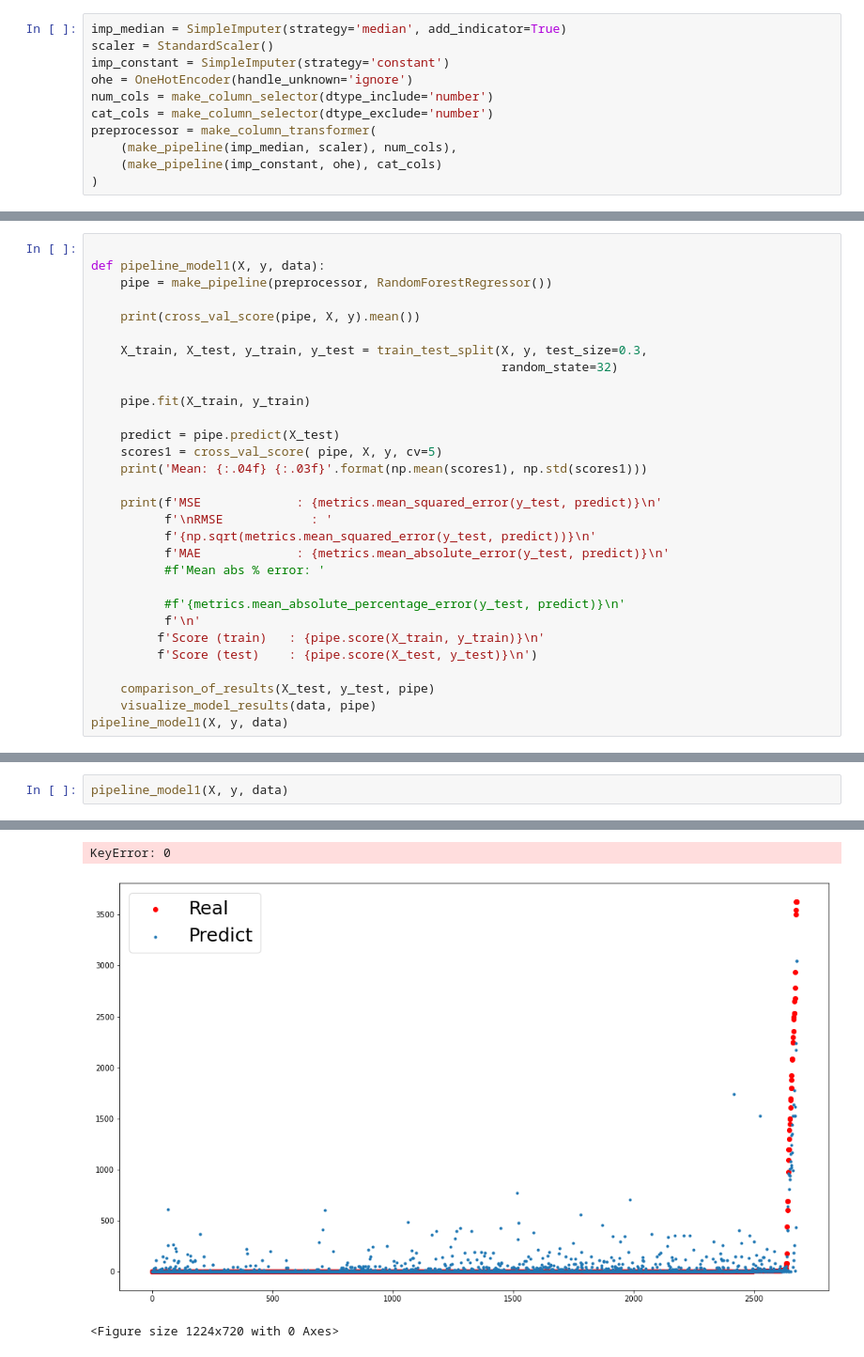
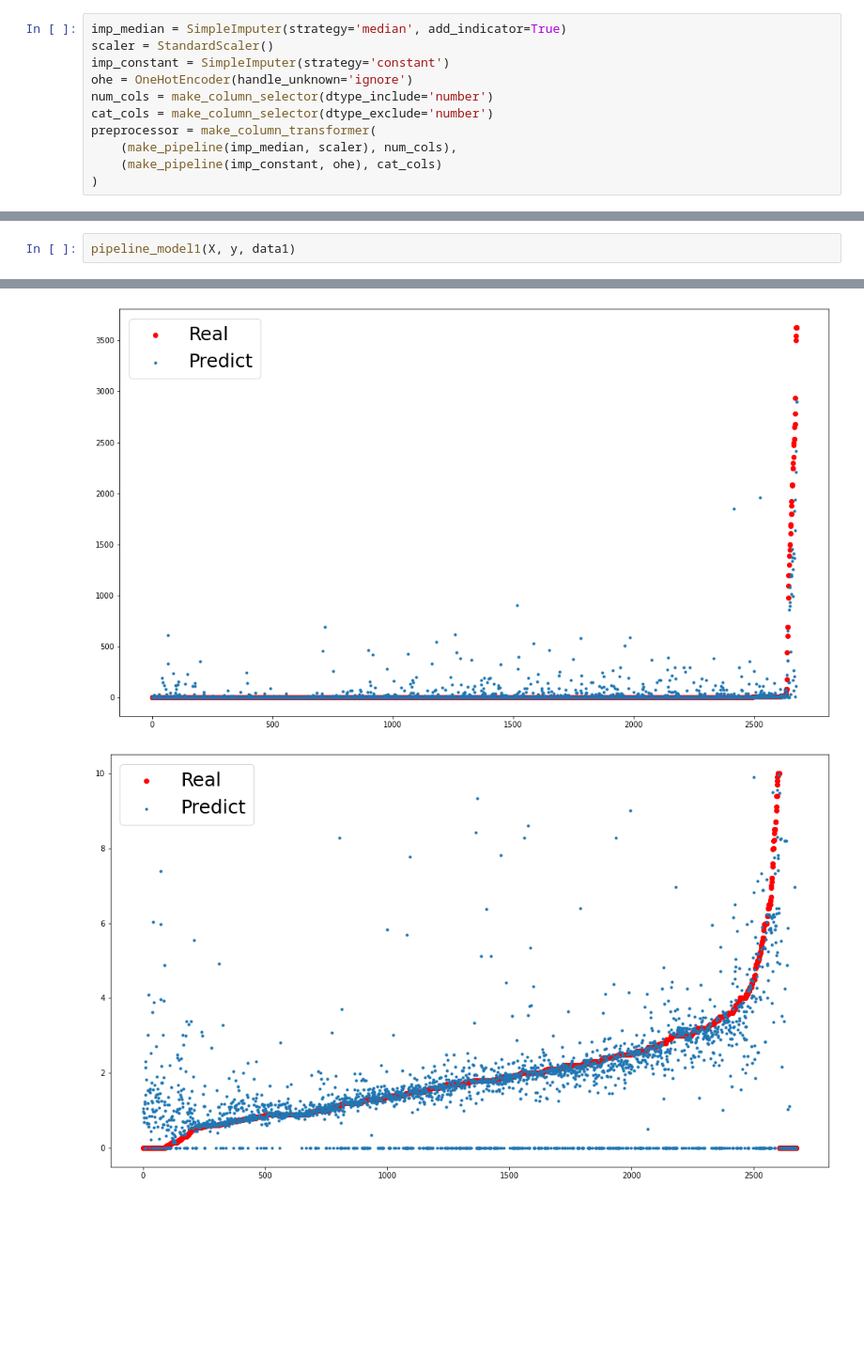
Before and after one commit to lythanhhai/Crawl_Real_Estate, a Jupyter notebook: EDA copy 2.ipynb, the cells around one changed output, grey strips where cells are left out. Shown at 94% size. Saved outputs shown, nothing was run; the diff lists cells and outputs as text; blank space fills up the shorter version.

```diff
--- a/EDA copy 2.ipynb
+++ b/EDA copy 2.ipynb
@@ -458,31 +442 @@ def visualize_model_results1(data, model):
     plt.legend(loc=2, prop={'size': 25})
-# %%
-
-def pipeline_model1(X, y, data):
-    pipe = make_pipeline(preprocessor, RandomForestRegressor())
-
-    print(cross_val_score(pipe, X, y).mean())
-
-    X_train, X_test, y_train, y_test = train_test_split(X, y, test_size=0.3,
-                                                        random_state=32)
-
-    pipe.fit(X_train, y_train)
-
-    predict = pipe.predict(X_test)
-    scores1 = cross_val_score( pipe, X, y, cv=5)
-    print('Mean: {:.04f} {:.03f}'.format(np.mean(scores1), np.std(scores1)))
-
-    print(f'MSE             : {metrics.mean_squared_error(y_test, predict)}\n'
-          f'\nRMSE            : '
-          f'{np.sqrt(metrics.mean_squared_error(y_test, predict))}\n'
-          f'MAE             : {metrics.mean_absolute_error(y_test, predict)}\n'
-          #f'Mean abs % error: '
-
-          #f'{metrics.mean_absolute_percentage_error(y_test, predict)}\n'
-          f'\n'
-         f'Score (train)   : {pipe.score(X_train, y_train)}\n'
-         f'Score (test)    : {pipe.score(X_test, y_test)}\n')
-
-    comparison_of_results(X_test, y_test, pipe)
-    visualize_model_results(data, pipe)
-pipeline_model1(X, y, data)
@@ -557,3 +443,3 @@ KeyError: 0
 # %%
-pipeline_model1(X, y, data)
+pipeline_model1(X, y, data1)
 # %% [output]
@@ -577,6 +451,5 @@ Predicted Value ----->>>>> 129.1641867 $
-KeyError: 0
-[figure, old version]
+[figure, new version]
-<Figure size 1224x720 with 0 Axes>
+[figure, added]
 # %%
 pipeline_model2(X, y, data1)
 # %% [output]
```
Also changed, not shown: parts of 6 cells of this notebook.
